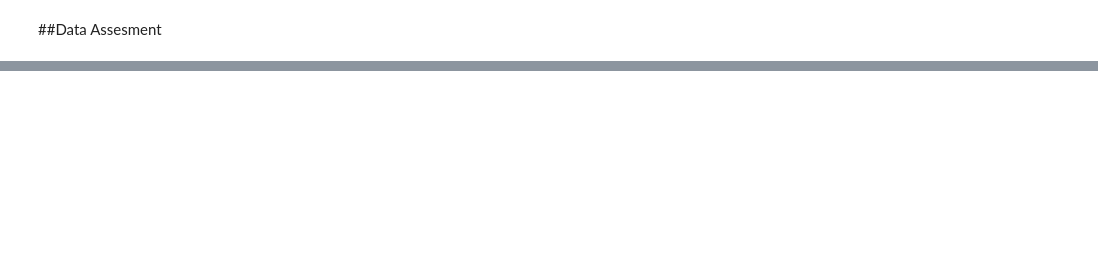
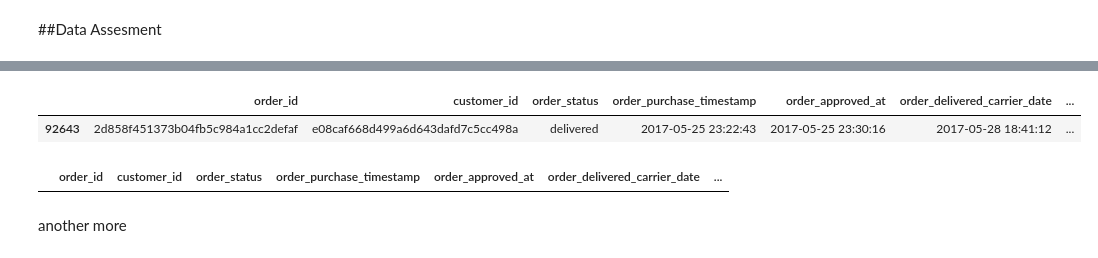
Before and after one commit to FauzanNR/DataAnalysisDicoding, a Jupyter notebook: data_analysis.ipynb, the cells around one changed output, grey strips where cells are left out. Saved outputs shown, nothing was run; the diff lists cells and outputs as text; code cells hidden in the pictures; blank space fills up the shorter version.

```diff
--- a/data_analysis.ipynb
+++ b/data_analysis.ipynb
@@ -92,0 +204,2 @@ max              99730.000000
+# %%
+orders_df.loc[delivered_missing_approvement, "order_approved_at"] = (orders_df.loc[delivered_missing_approvement, "order_purchase_timestamp"]+avg_approvement).dt.floor("S")
@@ -92,0 +252,5 @@ max              99730.000000
+# %%
+orders_df.loc[delivered_missing_carrier_customer]
+# %% [output]
+|  | order_id | customer_id | order_status | order_purchase_timestamp | order_approved_at | order_delivered_carrier_date | ... |
+| 92643 | 2d858f451373b04fb5c984a1cc2defaf | e08caf668d499a6d643dafd7c5cc498a | delivered | 2017-05-25 23:22:43 | 2017-05-25 23:30:16 | 2017-05-28 18:41:12 | ... |
@@ -92,0 +261,6 @@ max              99730.000000
+# %%
+orders_df.loc[delivered_missing_carrier_customer]
+# %% [output]
+|  | order_id | customer_id | order_status | order_purchase_timestamp | order_approved_at | order_delivered_carrier_date | ... |
+# %% [markdown]
+another more
```
Also changed, not shown: parts of 27 cells of this notebook.
